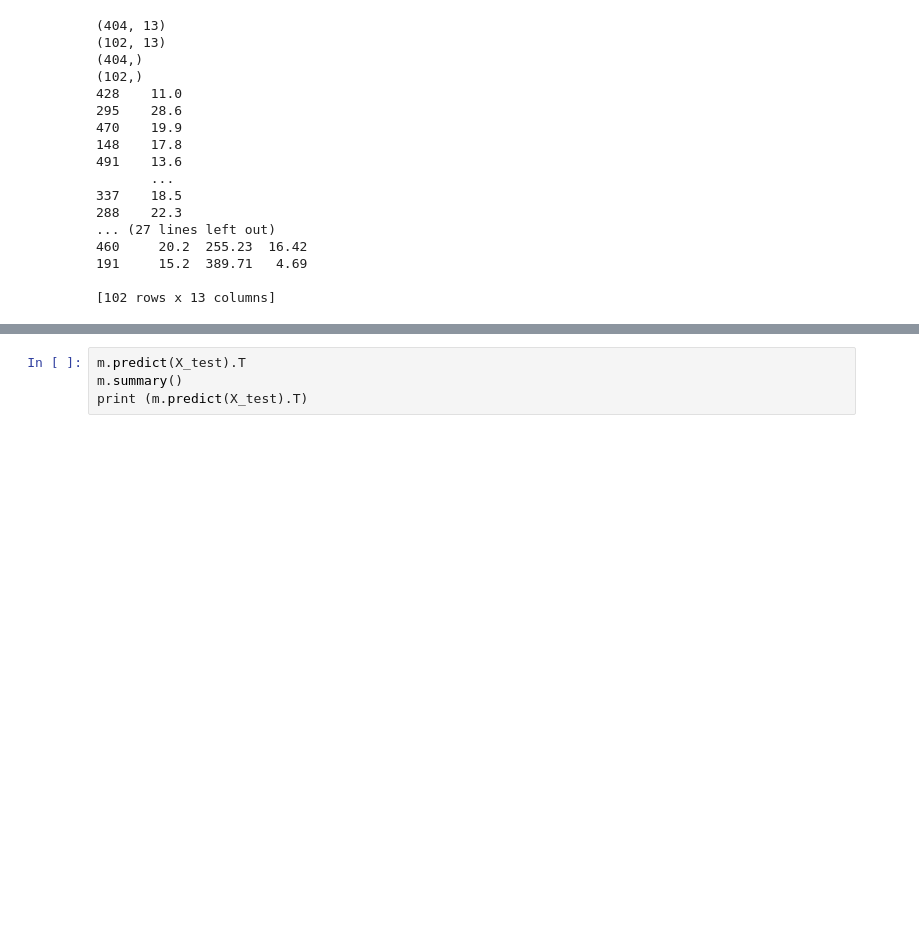
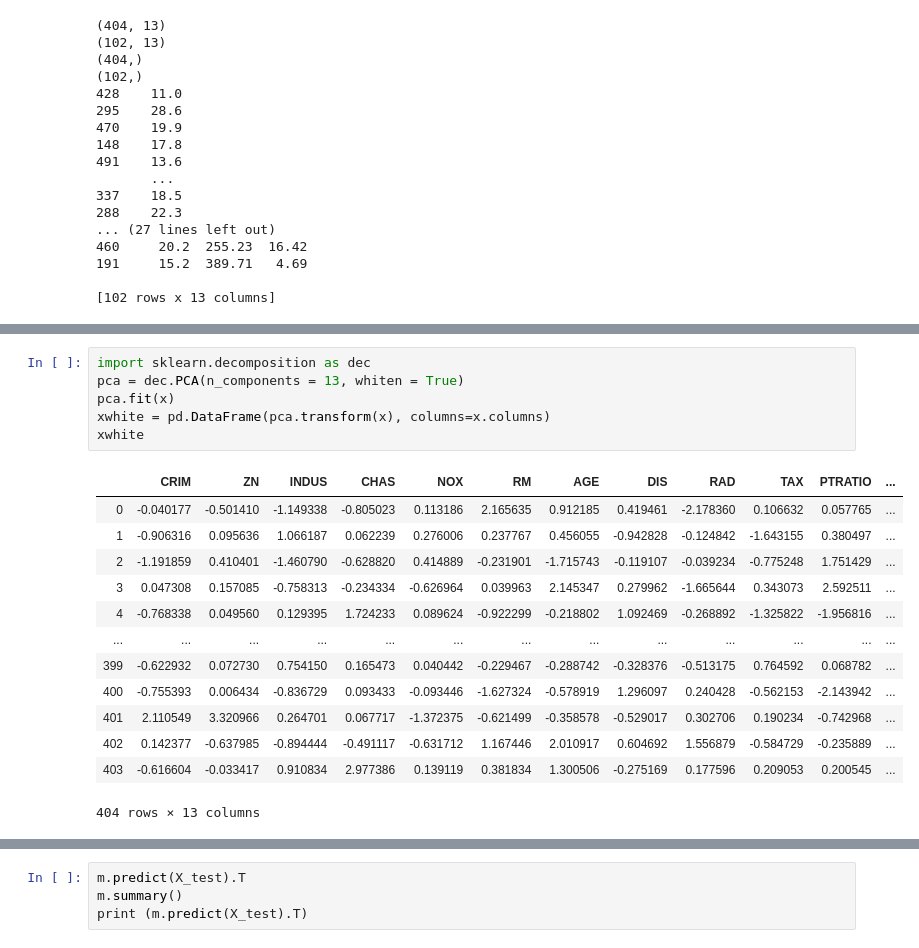
Before and after one commit to Hudsonsue/machine-learning, a Jupyter notebook: Machine Learning - Assessment.ipynb, the cells around one changed output, grey strips where cells are left out. Saved outputs shown, nothing was run; the diff lists cells and outputs as text; blank space fills up the shorter version.

```diff
--- a/Machine Learning - Assessment.ipynb
+++ b/Machine Learning - Assessment.ipynb
@@ -289,0 +376,20 @@ print(X_test)
+# %%
+import sklearn.decomposition as dec
+pca = dec.PCA(n_components = 13, whiten = True)
+pca.fit(x)
+xwhite = pd.DataFrame(pca.transform(x), columns=x.columns)
+xwhite
+# %% [output]
+|  | CRIM | ZN | INDUS | CHAS | NOX | RM | AGE | DIS | RAD | TAX | PTRATIO | ... |
+| 0 | -0.040177 | -0.501410 | -1.149338 | -0.805023 | 0.113186 | 2.165635 | 0.912185 | 0.419461 | -2.178360 | 0.106632 | 0.057765 | ... |
+| 1 | -0.906316 | 0.095636 | 1.066187 | 0.062239 | 0.276006 | 0.237767 | 0.456055 | -0.942828 | -0.124842 | -1.643155 | 0.380497 | ... |
+| 2 | -1.191859 | 0.410401 | -1.460790 | -0.628820 | 0.414889 | -0.231901 | -1.715743 | -0.119107 | -0.039234 | -0.775248 | 1.751429 | ... |
+| 3 | 0.047308 | 0.157085 | -0.758313 | -0.234334 | -0.626964 | 0.039963 | 2.145347 | 0.279962 | -1.665644 | 0.343073 | 2.592511 | ... |
+| 4 | -0.768338 | 0.049560 | 0.129395 | 1.724233 | 0.089624 | -0.922299 | -0.218802 | 1.092469 | -0.268892 | -1.325822 | -1.956816 | ... |
+| ... | ... | ... | ... | ... | ... | ... | ... | ... | ... | ... | ... | ... |
+| 399 | -0.622932 | 0.072730 | 0.754150 | 0.165473 | 0.040442 | -0.229467 | -0.288742 | -0.328376 | -0.513175 | 0.764592 | 0.068782 | ... |
+| 400 | -0.755393 | 0.006434 | -0.836729 | 0.093433 | -0.093446 | -1.627324 | -0.578919 | 1.296097 | 0.240428 | -0.562153 | -2.143942 | ... |
+| 401 | 2.110549 | 3.320966 | 0.264701 | 0.067717 | -1.372375 | -0.621499 | -0.358578 | -0.529017 | 0.302706 | 0.190234 | -0.742968 | ... |
+| 402 | 0.142377 | -0.637985 | -0.894444 | -0.491117 | -0.631712 | 1.167446 | 2.010917 | 0.604692 | 1.556879 | -0.584729 | -0.235889 | ... |
+| 403 | -0.616604 | -0.033417 | 0.910834 | 2.977386 | 0.139119 | 0.381834 | 1.300506 | -0.275169 | 0.177596 | 0.209053 | 0.200545 | ... |
+404 rows × 13 columns
```
Also changed, not shown: parts of 14 cells of this notebook.
